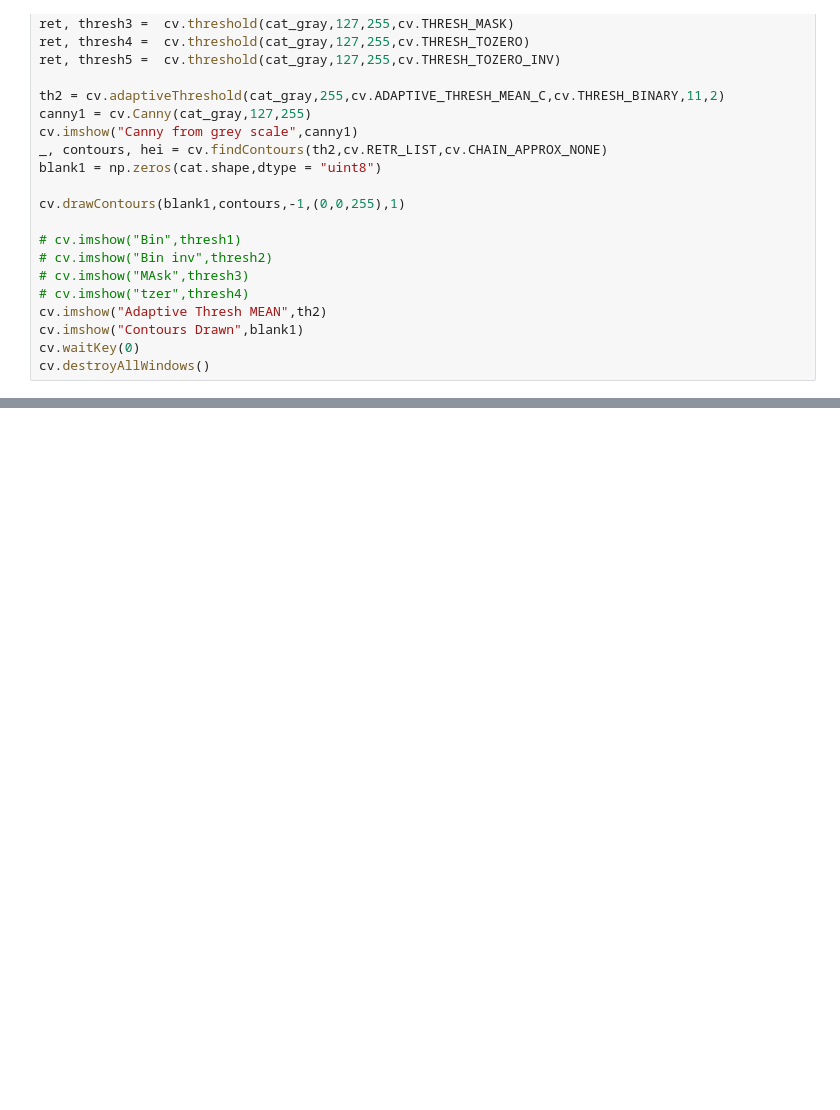
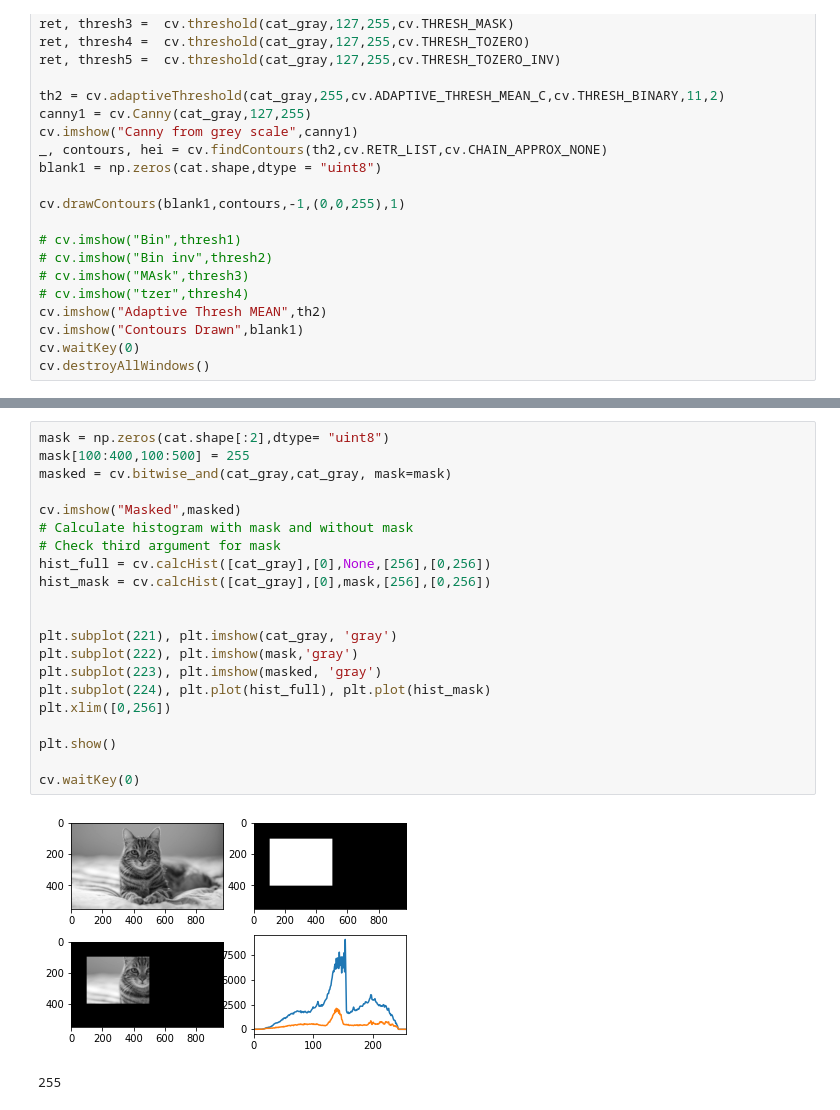
Before and after one commit to qazi112/PYTHON_AI_TRAINING, a Jupyter notebook: open_cv/contour_Detection.ipynb, the cells around one changed output, grey strips where cells are left out. Cells and saved outputs as stored; diff of their text form; blank space fills up the shorter version.

```diff
--- a/open_cv/contour_Detection.ipynb
+++ b/open_cv/contour_Detection.ipynb
@@ -69,0 +179,24 @@ cv.destroyAllWindows()
+# %%
+mask = np.zeros(cat.shape[:2],dtype= "uint8")
+mask[100:400,100:500] = 255
+masked = cv.bitwise_and(cat_gray,cat_gray, mask=mask)
+
+cv.imshow("Masked",masked)
+# Calculate histogram with mask and without mask
+# Check third argument for mask
+hist_full = cv.calcHist([cat_gray],[0],None,[256],[0,256])
+hist_mask = cv.calcHist([cat_gray],[0],mask,[256],[0,256])
+
+
+plt.subplot(221), plt.imshow(cat_gray, 'gray')
+plt.subplot(222), plt.imshow(mask,'gray')
+plt.subplot(223), plt.imshow(masked, 'gray')
+plt.subplot(224), plt.plot(hist_full), plt.plot(hist_mask)
+plt.xlim([0,256])
+
+plt.show()
+
+cv.waitKey(0)
+# %% [output]
+[figure, added]
+255
```
Also changed, not shown: parts of 8 cells of this notebook.
